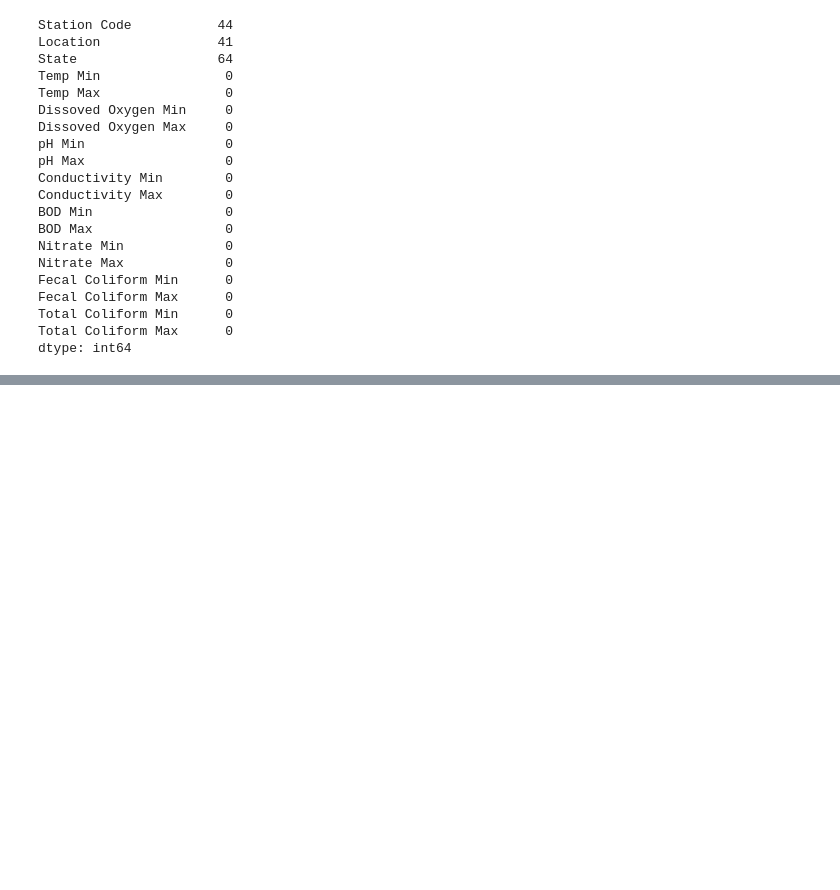
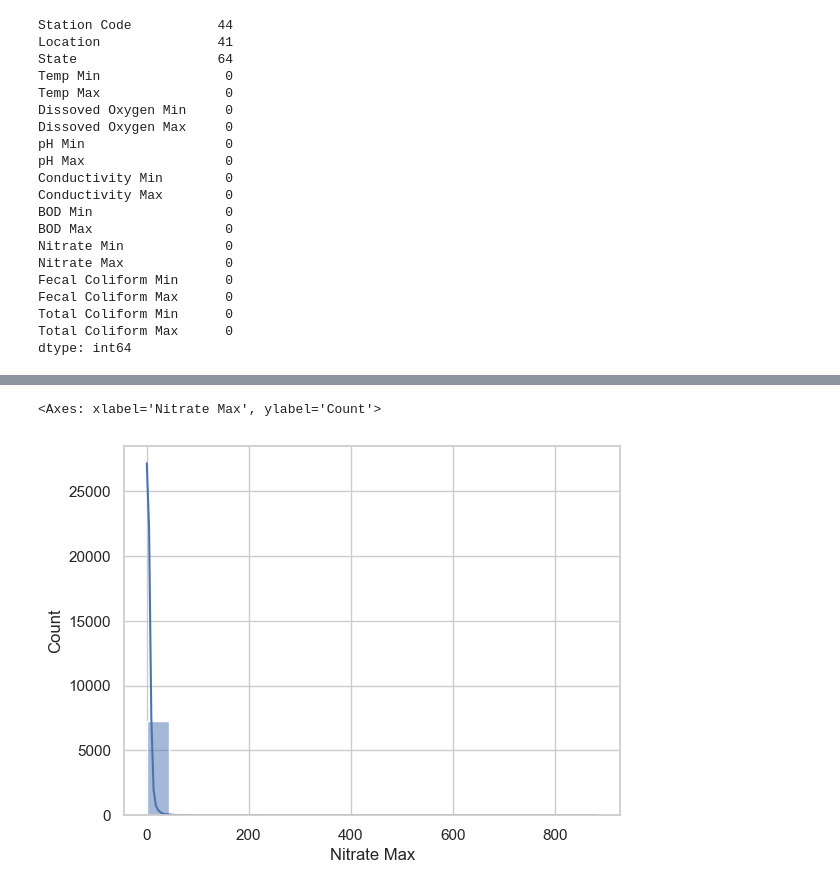
Before and after one commit to mageshyt/Pollution-clustering, a Jupyter notebook: notebooks/water-quality.ipynb, the cells around one changed output, grey strips where cells are left out. Saved outputs shown, nothing was run; the diff lists cells and outputs as text; code cells hidden in the pictures; blank space fills up the shorter version.

```diff
--- a/notebooks/water-quality.ipynb
+++ b/notebooks/water-quality.ipynb
@@ -303,0 +348,5 @@ df.head()
+# %%
+sns.histplot(df['Nitrate Max'],kde=True ,bins=20)
+# %% [output]
+<Axes: xlabel='Nitrate Max', ylabel='Count'>
+[figure, added]
```
Also changed, not shown: parts of 39 cells of this notebook, 7 other files.
